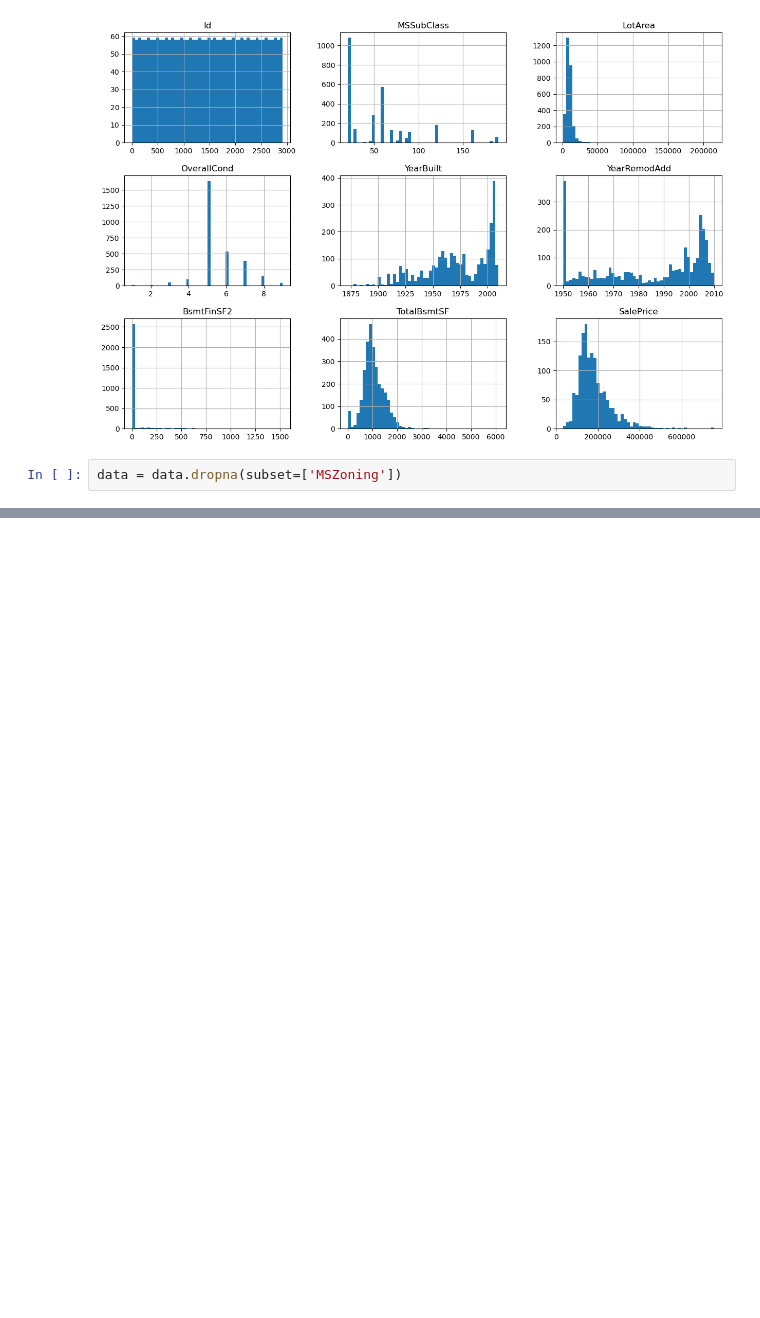
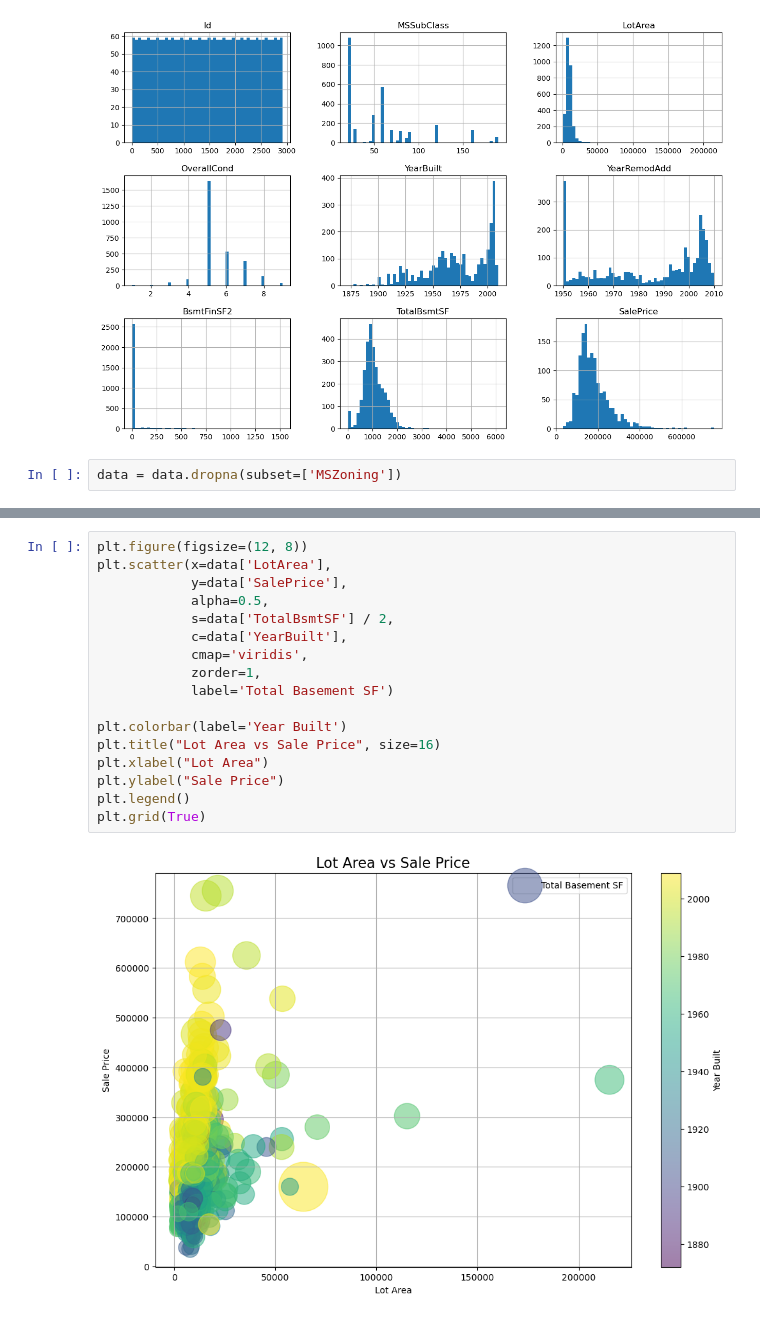
Before and after one commit to KishanSingh2003/House-Price-Pediction, a Jupyter notebook: HousePricePrediction/.EDA_And_DataCleaning.ipynb, the cells around one changed output, grey strips where cells are left out. Saved outputs shown, nothing was run; the diff lists cells and outputs as text; blank space fills up the shorter version.

```diff
--- a/HousePricePrediction/.EDA_And_DataCleaning.ipynb
+++ b/HousePricePrediction/.EDA_And_DataCleaning.ipynb
@@ -76,0 +132,19 @@ data = data.dropna(subset=['MSZoning'])
+# %%
+plt.figure(figsize=(12, 8))
+plt.scatter(x=data['LotArea'],
+            y=data['SalePrice'],
+            alpha=0.5,
+            s=data['TotalBsmtSF'] / 2,
+            c=data['YearBuilt'],
+            cmap='viridis',
+            zorder=1,
+            label='Total Basement SF')
+
+plt.colorbar(label='Year Built')
+plt.title("Lot Area vs Sale Price", size=16)
+plt.xlabel("Lot Area")
+plt.ylabel("Sale Price")
+plt.legend()
+plt.grid(True)
+# %% [output]
+[figure, added]
```
Also changed, not shown: parts of 20 cells of this notebook.
